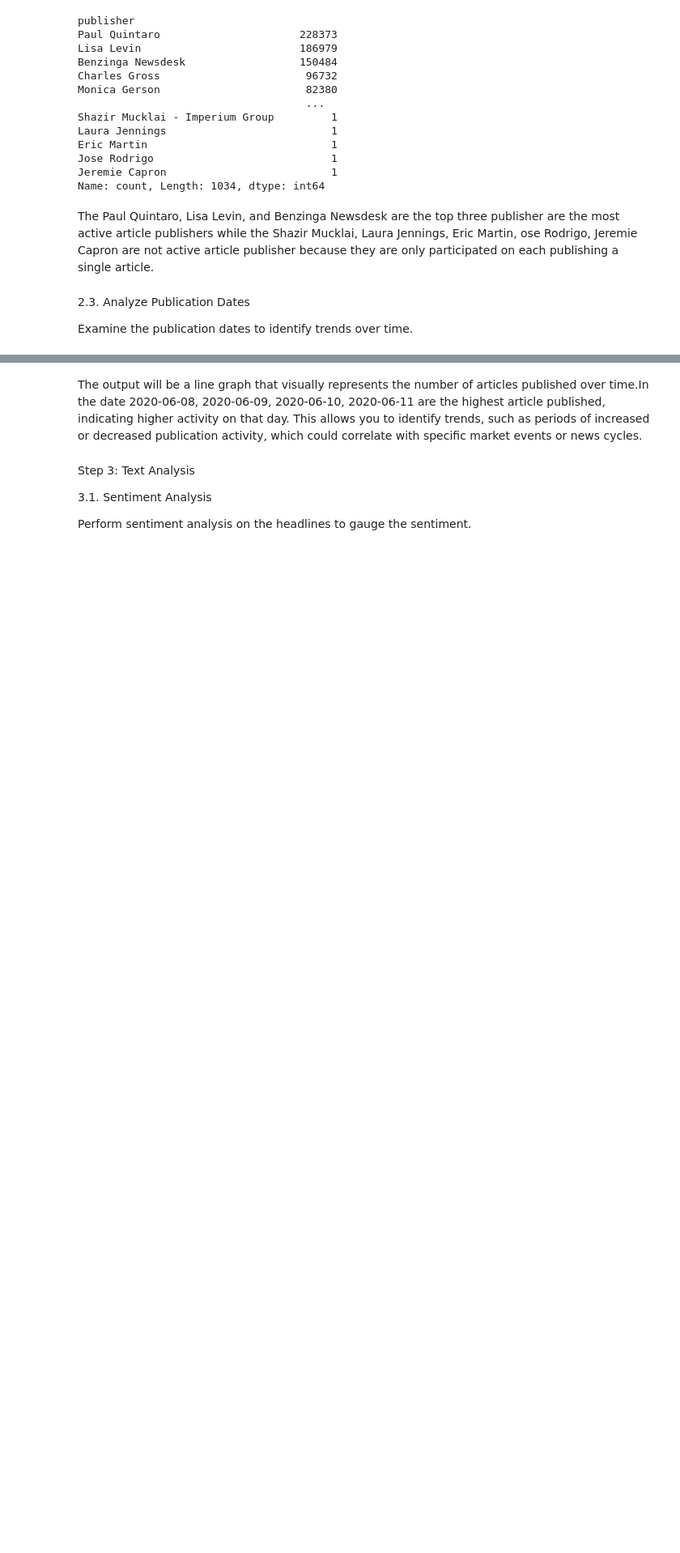
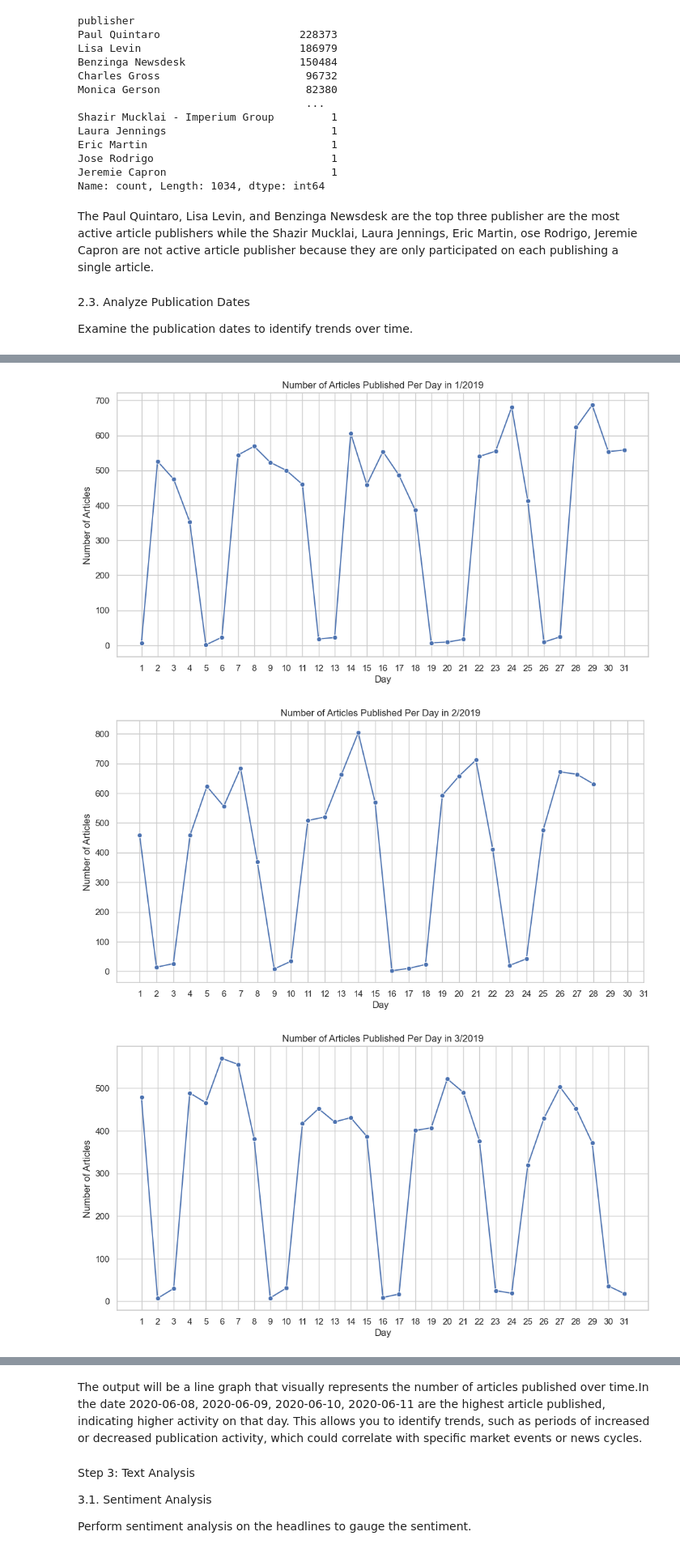
Before and after one commit to Getachew0557/Leveraging-AI-Techniques-for-Financial-News-Sentiment-Analysis-and-Stock-Prediction, a Jupyter notebook: notebooks/model.ipynb, the cells around one changed output, grey strips where cells are left out. Shown at 81% size. Cells and saved outputs as stored; diff of their text form; code cells hidden in the pictures; blank space fills up the shorter version.

```diff
--- a/notebooks/model.ipynb
+++ b/notebooks/model.ipynb
@@ -292,0 +282,7 @@ plt.show()
+# %%
+# Trends of number of artical published in 2020 for each month per day
+eda.daily_articles_published_each_month(df)
+# %% [output]
+[figure, added]
+[figure, added]
+[figure, added]
```
Also changed, not shown: parts of 49 cells of this notebook, 5 other files.
